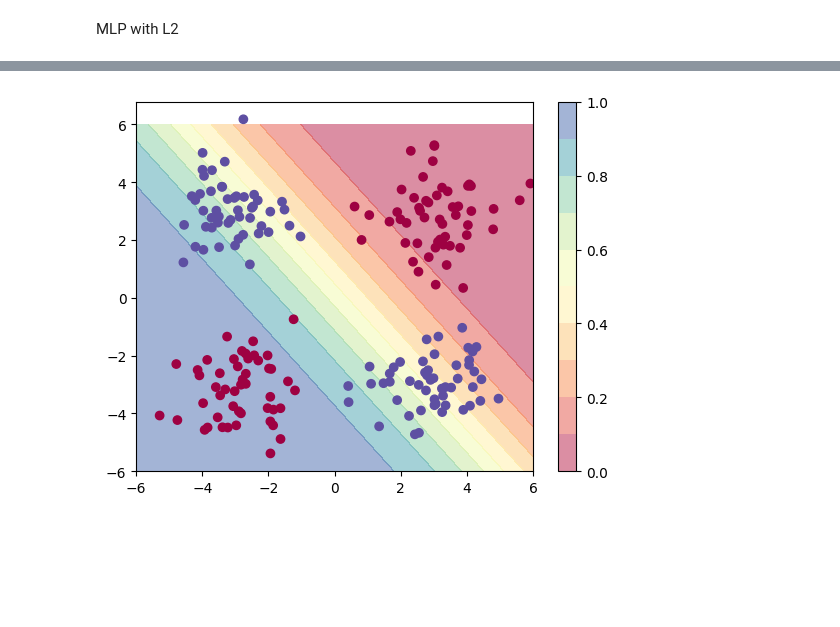
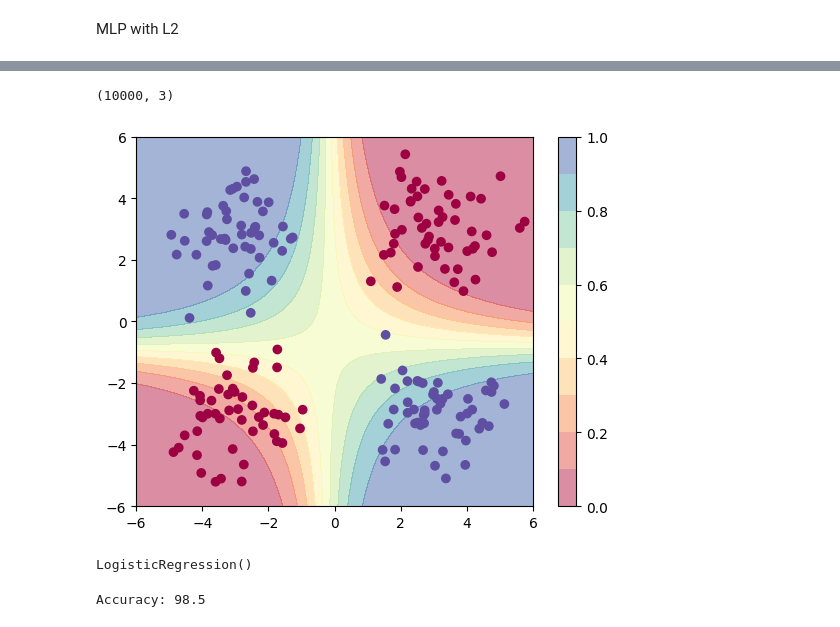
Before and after one commit to dhruvgupta-20104/assignment-3-ml-stumble-guys, a Jupyter notebook: question_2.ipynb, the cells around one changed output, grey strips where cells are left out. Cells and saved outputs as stored; diff of their text form; code cells hidden in the pictures; blank space fills up the shorter version.

```diff
--- a/question_2.ipynb
+++ b/question_2.ipynb
@@ -326,13 +435,11 @@ predict_plot_grid(model3)
 # %%
-class LogisticRegression(nn.Module):
+class Logistic_Regression(nn.Module):
     def __init__(self, input_dim):
-        super(LogisticRegression, self).__init__()
+        super(Logistic_Regression, self).__init__()
         self.linear = nn.Linear(input_dim, 1)
 
     def forward(self, x):
         logits = self.linear(x)
         return logits
-
-log_reg = LogisticRegression(2)
 # %%
 # Predict with the model
@@ -365,7 +471,7 @@ X_tensor = torch.tensor(inputs, dtype=torch.float32)
 
 # print(X_tensor.shape)
 
-log_reg5= LogisticRegression(2)
+log_reg= Logistic_Regression(2)
 
 
 opt = torch.optim.Adam(log_reg.parameters(), lr=0.1)
@@ -388,7 +494,7 @@ while not converged:
     logits = logits.detach().numpy()
     prob = sigmoid(logits)
     other_prob = 1 - prob
-    p = np.hstack((prob, other_prob))
+    p = np.hstack((other_prob, prob))
     p = torch.tensor(p, requires_grad=True)
     loss = F(p, targets)
     # loss = nn.BCEWithLogitsLoss()(logits, torch.tensor(targets, dtype=torch.float32).view(-1, 1))
@@ -396,7 +502,7 @@ while not converged:
     opt.step()
     if i%10==0:
         print(i, loss.item())
-    if np.abs(prev_loss - loss.item()) < 1e-5:
+    if np.abs(prev_loss - loss.item()) < 1e-9:
         converged = True
         print("converged")
     prev_loss = loss.item()
@@ -415,15 +518,15 @@ log_reg5 = LogisticRegression(5)
 # %%
-# inputs = inputs.detach().numpy()
-# inputs = np.concatenate([inputs, inputs[:,[0]]*inputs[:,[1]], inputs[:, [0]]**2, inputs[:, [1]]**2], axis=-1)
+inputs_ = inputs.detach().numpy()
+inputs_ = np.concatenate([inputs_, inputs_[:,[0]]*inputs_[:,[1]]], axis=-1)
 
 def sigmoid(x):
     return 1/(1+np.exp(-x))
 
-X_tensor = torch.tensor(inputs, dtype=torch.float32)
+X_tensor = torch.tensor(inputs_, dtype=torch.float32)
 
 # print(X_tensor.shape)
 
-log_reg5= LogisticRegression(2)
+log_reg5= Logistic_Regression(3)
 
 
 opt = torch.optim.Adam(log_reg.parameters(), lr=0.1)
@@ -441,19 +544,18 @@ F = nn.CrossEntropyLoss()
 i = 0
 while not converged:
     opt.zero_grad()
-    logits = log_reg(X_tensor)
+    logits = log_reg5(X_tensor)
     # print(targets)
     logits = logits.detach().numpy()
     prob = sigmoid(logits)
     other_prob = 1 - prob
-    p = np.hstack((prob, other_prob))
+    p = np.hstack((other_prob, prob))
     p = torch.tensor(p, requires_grad=True)
     loss = F(p, targets)
     loss.backward()
     opt.step()
-    if i%10==0:
-        print(i, loss.item())
-    if np.abs(prev_loss - loss.item()) < 1e-5:
+    print(i, loss.item())
+    if np.abs(prev_loss - loss.item()) < 1e-9:
         converged = True
         print("converged")
     prev_loss = loss.item()
@@ -463,19 +566,39 @@ while not converged:
 converged
 # %%
-# Predict with the model
-
-
-def predict_plot_grid(model):
+def predict_plot_grid_5(model):
     XX, YY = torch.meshgrid(torch.linspace(-6, 6, 100), torch.linspace(-6, 6, 100))
     X_grid = torch.cat([XX.unsqueeze(-1), YY.unsqueeze(-1)], dim=-1)
+    inputs_ = X_grid.detach().numpy().reshape(10000, 2)
+    inputs_ = np.concatenate([inputs_, inputs_[:,[0]]*inputs_[:,[1]]], axis=-1)
+    print(inputs_.shape)
+    X_grid = torch.tensor(inputs_)
     logits = model(X_grid)
     probs = torch.sigmoid(logits).reshape(100, 100)
     plt.contourf(XX, YY, probs.detach().numpy(), levels=[0.0, 0.1, 0.2,0.3, 0.4,0.5, 0.6,0.7, 0.8,0.9, 1.0],
                  cmap=plt.cm.Spectral, alpha=0.5)
     plt.colorbar()
 
-    plt.scatter(inputs[:, 0], inputs[:, 1],c=targets, cmap=plt.cm.Spectral)
+    plt.scatter(inputs[:, 0].detach().numpy(), inputs[:, 1].detach().numpy(),c=targets, cmap=plt.cm.Spectral)
 
-predict_plot_grid(log_reg5)
+predict_plot_grid_5(log_reg5)
 # %% [output]
+(10000, 3)
-[figure, old version]
+[figure, new version]
+# %%
+from sklearn.linear_model import LogisticRegression
+
+log_regg = LogisticRegression()
+log_regg.fit(inputs_,targets.T)
+# %% [output]
+LogisticRegression()
+# %%
+test_inputs = np.concatenate([test_inputs, test_inputs[:,[0]]*test_inputs[:,[1]]], axis=-1)
+predicted_labels = log_regg.predict(test_inputs)
+true_labels = test_targets
+
+
+from sklearn.metrics import accuracy_score
+accuracy = accuracy_score(true_labels, predicted_labels)
+print("Accuracy:", accuracy*100)
+# %% [output]
+Accuracy: 98.5
```
Also changed, not shown: parts of 17 cells of this notebook, 1 other file.
